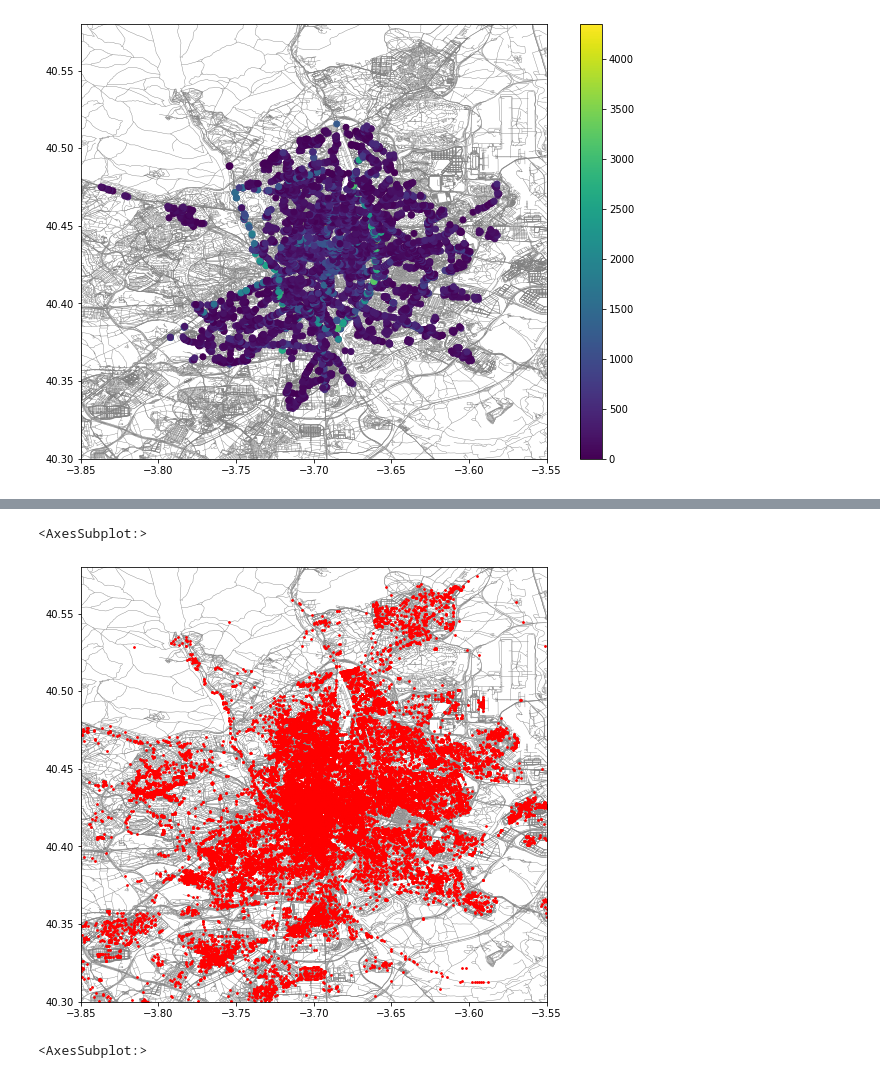
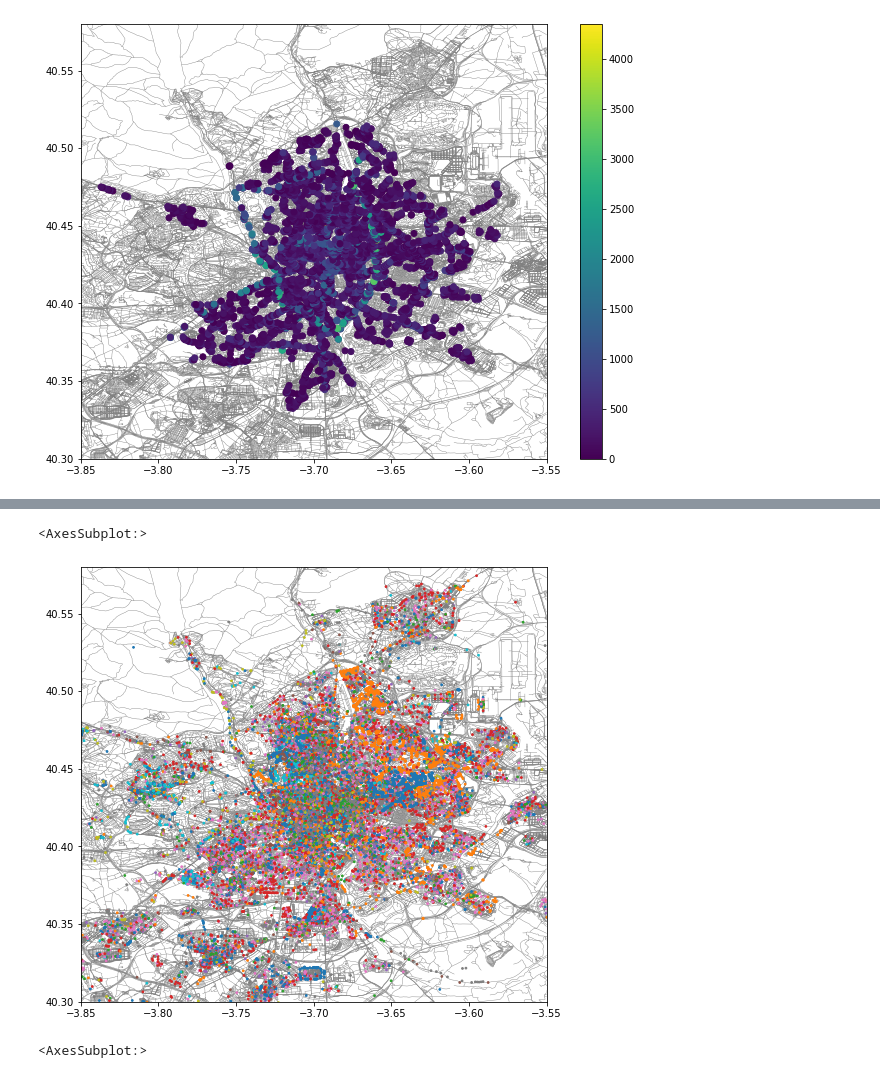
Before and after one commit to gabrielecorbo/oasis-project, a Jupyter notebook: madrid/jupyter/Preprocessing.ipynb, the cells around one changed output, grey strips where cells are left out. Drawn from its saved outputs; the diff is of its cells as text; code cells hidden in the pictures.

```diff
--- a/madrid/jupyter/Preprocessing.ipynb
+++ b/madrid/jupyter/Preprocessing.ipynb
@@ -130,11 +140,11 @@ traffic_points_clip.plot(ax=base,column='x',legend=True)
 # %%
 base = gdf_roads_clip.plot(figsize=(12, 8), color='grey', lw=0.4, zorder=0)  # Zorder controls the layering of the charts with
 base.set_xlim(x_lim)
 base.set_ylim(y_lim)
-poi_gdf.plot(ax=base,color='red',markersize=3)
+poi_gdf.plot(ax=base,markersize=3,column='fclass') #,color='red'
 # %% [output]
 <AxesSubplot:>
-[figure, old version]
+[figure, new version]
 # %%
 base = gdf_roads_clip.plot(figsize=(12, 8), color='grey', lw=0.4, zorder=0)  # Zorder controls the layering of the charts with
 base.set_xlim(x_lim)
```
Also changed, not shown: parts of 2 cells of this notebook.
